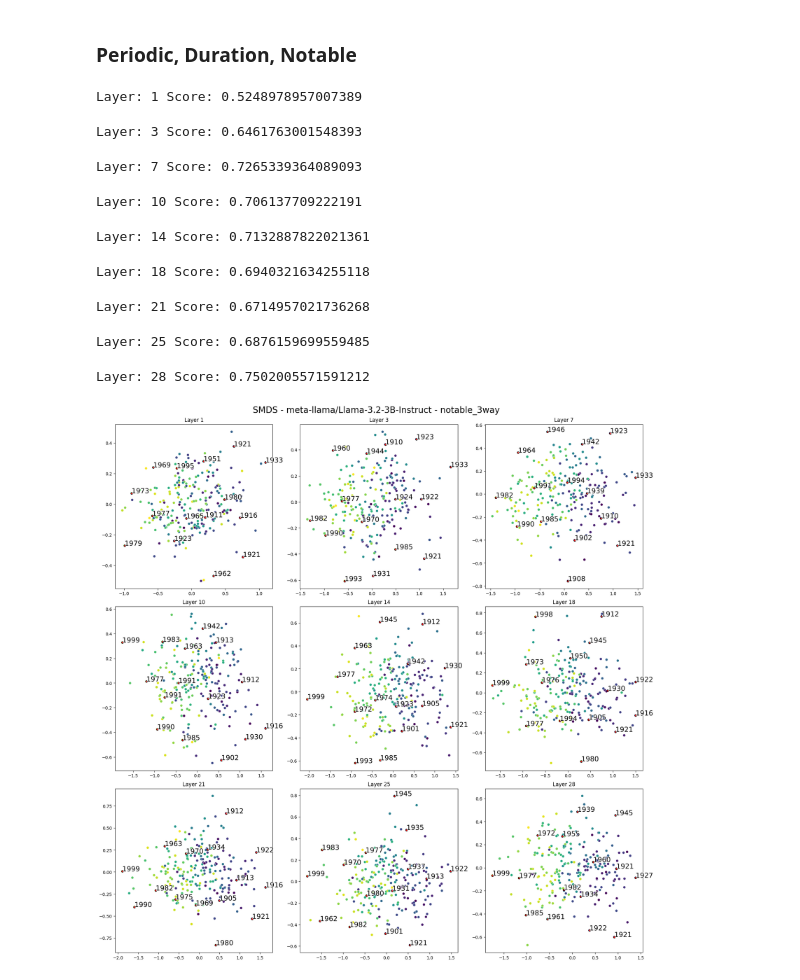
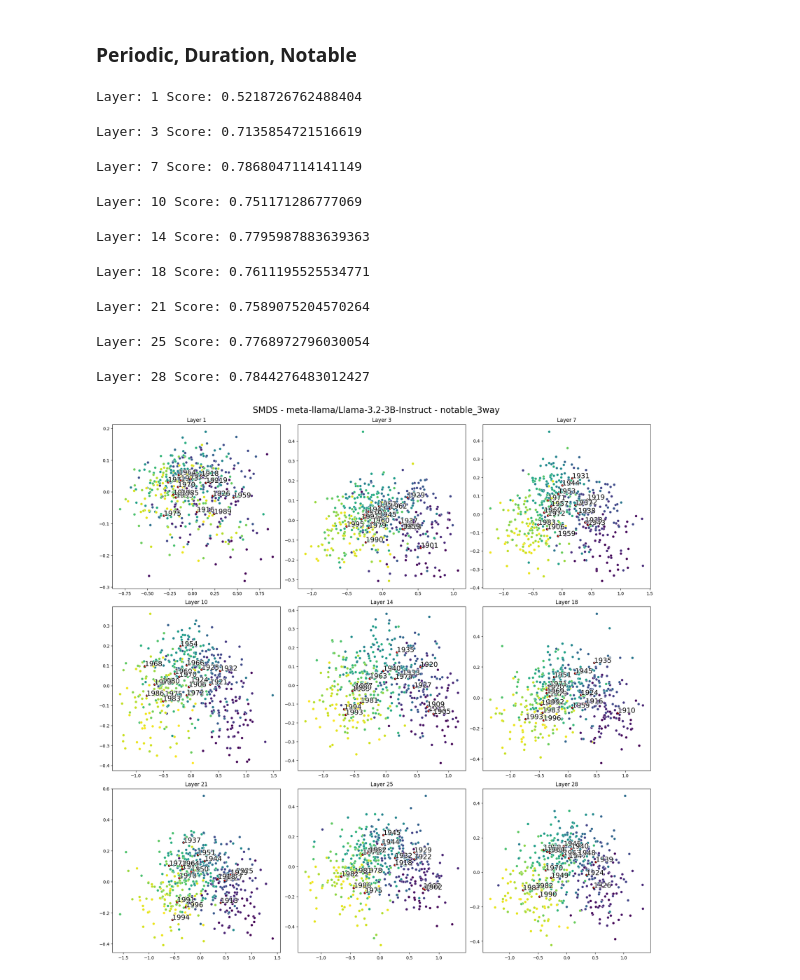
Before and after one commit to UKPLab/arxiv2025-shape-happens, a Jupyter notebook: plot_latents.ipynb, the cells around one changed output. Drawn from its saved outputs; the diff is of its cells as text; code cells hidden in the pictures.

```diff
--- a/plot_latents.ipynb
+++ b/plot_latents.ipynb
@@ -50,7 +50,7 @@ def farthest_point_sampling(X, k, noise=0.1):
     return selected_indices
 
 def plot_activations(ad: ActivationDataset, label_col: str, reduction_method, target_col='correct_answer', layers=None, components=(0,1),
-                     label_col_str=None, n_components=2, graph='circular', title=None, save_path=None, preprocess_func=None, plots_per_row=4,
+                     label_col_str=None, n_components=2, manifold='circular', title=None, save_path=None, preprocess_func=None, plots_per_row=4,
                      annotations='random', annotation_preprocess_func=None, filter_incorrect=True):
     if len(layers) < plots_per_row:
         plots_per_row = len(layers)
@@ -68,7 +68,7 @@ def plot_activations(ad: ActivationDataset, label_col: str, reduction_method, ta
     elif reduction_method == 'LDA':
         rmodel = LinearDiscriminantAnalysis(n_components=n_components)
     elif reduction_method == 'SMDS':
-        rmodel = SupervisedMDS(n_components=n_components, graph=graph)
+        rmodel = SupervisedMDS(n_components=n_components, manifold=manifold)
     elif reduction_method == 'UMAP':
         rmodel = UMAP(n_components=n_components)
     elif reduction_method == 'MDS':
@@ -340,47 +340,49 @@ linspace = np.linspace(0, 1, 9)
 # # # layers = [3, 11, 18, 27]
 # print(ad.get_accuracy())
 # plot_activations(ad, label_col=['correct_duration_length', 'correct_date'], layers=layers, reduction_method='SMDS', plots_per_row=3,
-#                  label_col_str=['correct_month', 'correct_duration_str'], preprocess_func=[lambda x: np.log(x), datetime_to_dayofyear], graph='euclidean',
+#                  label_col_str=['correct_month', 'correct_duration_str'], preprocess_func=[lambda x: np.log(x), datetime_to_dayofyear], manifold='euclidean',
 #                  annotations='random', annotation_preprocess_func=lambda x: x[0] + '\n' + x[1], n_components=10)
 # plot_activations(ad, label_col=['correct_duration_length'], target_col='last_prompt_token', layers=layers, reduction_method='PLS', plots_per_row=3,
-#                  label_col_str=['correct_month', 'correct_duration_str'], preprocess_func=lambda x: np.log(x), graph='euclidean', annotations='random',
+#                  label_col_str=['correct_month', 'correct_duration_str'], preprocess_func=lambda x: np.log(x), manifold='euclidean', annotations='random',
 #                  annotation_preprocess_func=lambda x: x[0] + '\n' + x[1], filter_incorrect=True)
 
 
 # ad = ActivationDataset.load('results/Llama-3.2-3B-Instruct/periodic_3way.pt')
 # layers = [int(np.clip(ad.n_layers * p, a_min=1, a_max=ad.n_layers-1)) for p in linspace]
 # # layers = range(1, ad.n_layers, 3)
 # # # layers = [3, 11, 18, 27]
 # print(ad.get_accuracy())
 # plot_activations(ad, label_col='correct_period_length', layers=layers, reduction_method='SMDS', plots_per_row=3,
-#                  label_col_str='correct_period_str', preprocess_func=lambda x: np.log(x), graph='euclidean', annotations='random',
+#                  label_col_str='correct_period_str', preprocess_func=lambda x: np.log(x), manifold='euclidean', annotations='random',
 #                  filter_incorrect=True)
 
 # ad = ActivationDataset.load('results/gpt2/notable_3way.pt')
 # print(ad.get_metadata_df()['answer'])
 ad = ActivationDataset.load('results/Llama-3.2-3B-Instruct/notable_3way.pt')
 # # layers = range(0, ad.n_layers, 2)
 layers = [int(np.clip(ad.n_layers * p, a_min=1, a_max=ad.n_layers-1)) for p in linspace]
 min_date = pd.to_datetime(ad.get_metadata_df()['correct_date']).min()
 max_date = pd.to_datetime(ad.get_metadata_df()['correct_date']).max()
 min_year = min_date.year
 max_year = max_date.year
 # Normalize the dates to a 0-1 range. Dates are across the 20th century
 preprocess_func = lambda x: (pd.to_datetime(x) - min_date).total_seconds() / (max_date - min_date).total_seconds()
 # plot_activations(ad, label_col='correct_date', layers=layers, reduction_method='SMDS', label_col_str='correct_date',
-#                  graph='euclidean', preprocess_func=lambda x: np.log((pd.to_datetime(x).year - min_year)/1000 + 1), plots_per_row=3, n_components=3, components=(0,1),
+#                  manifold='euclidean', preprocess_func=lambda x: np.log((pd.to_datetime(x).year - min_year)/1000 + 1), plots_per_row=3, n_components=3, components=(0,1),
 #                  annotation_preprocess_func=lambda x: pd.to_datetime(x).strftime('%Y'), annotations='uniform',)
 plot_activations(ad, label_col='correct_date', layers=layers, reduction_method='SMDS', label_col_str='correct_date',
-                 graph='semicircle', preprocess_func=lambda x: pd.to_datetime(x).year, plots_per_row=3, n_components=3, components=(0,1),
-                 annotation_preprocess_func=lambda x: pd.to_datetime(x).strftime('%Y'), annotations='uniform',)
+                 manifold='log_semicircular', preprocess_func=lambda x: pd.to_datetime(x).year - 2023, plots_per_row=3, n_components=3, components=(0,1),
+                 annotation_preprocess_func=lambda x: pd.to_datetime(x).strftime('%Y'), annotations='centroids',)
+
+# Need a way to distinguish runs made with the same manifold but with a different preprocess_func
 # %% [output]
-Layer: 1 Score: 0.5248978957007389
+Layer: 1 Score: 0.5218726762488404
-Layer: 3 Score: 0.6461763001548393
+Layer: 3 Score: 0.7135854721516619
-Layer: 7 Score: 0.7265339364089093
+Layer: 7 Score: 0.7868047114141149
-Layer: 10 Score: 0.706137709222191
+Layer: 10 Score: 0.751171286777069
-Layer: 14 Score: 0.7132887822021361
+Layer: 14 Score: 0.7795987883639363
-Layer: 18 Score: 0.6940321634255118
+Layer: 18 Score: 0.7611195525534771
-Layer: 21 Score: 0.6714957021736268
+Layer: 21 Score: 0.7589075204570264
-Layer: 25 Score: 0.6876159699559485
+Layer: 25 Score: 0.7768972796030054
-Layer: 28 Score: 0.7502005571591212
+Layer: 28 Score: 0.7844276483012427
-[figure, old version]
+[figure, new version]
```
Also changed, not shown: parts of 2 cells of this notebook, 2 other files.
